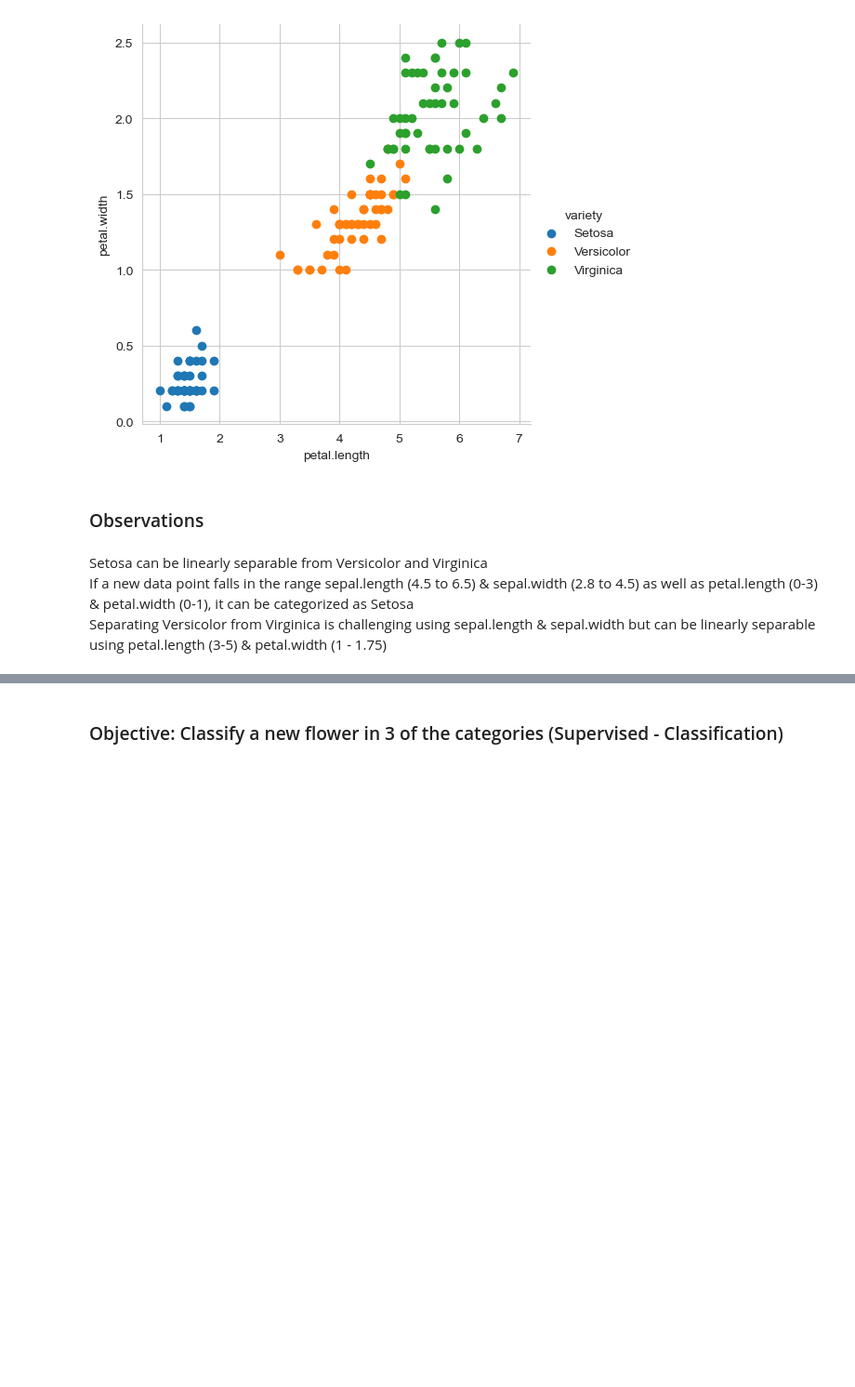
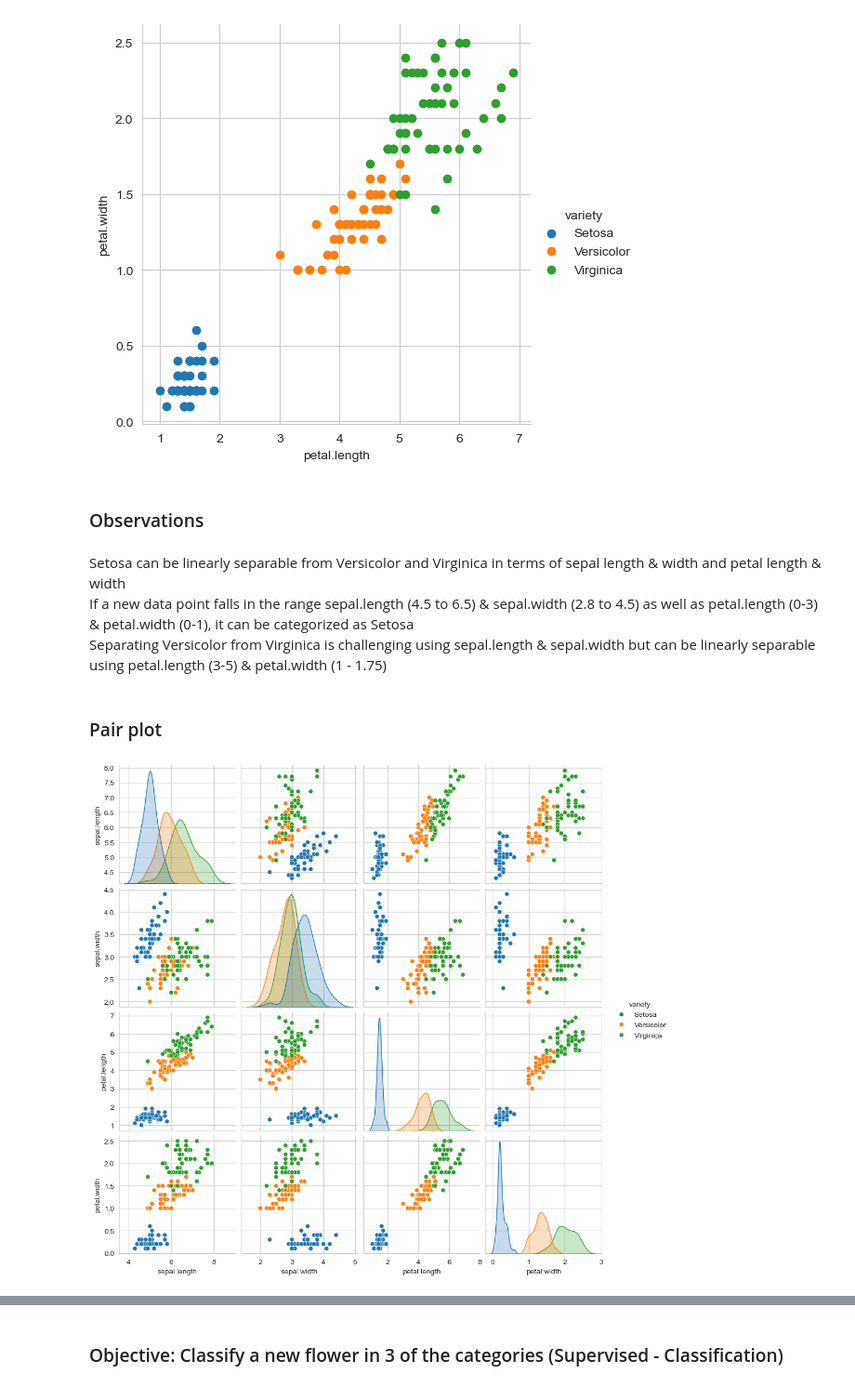
Before and after one commit to nillakash7/machinelearning, a Jupyter notebook: practice/eda.ipynb, the cells around one changed output, grey strips where cells are left out. Shown at 93% size. Drawn from its saved outputs; the diff is of its cells as text; code cells hidden in the pictures; blank space fills up the shorter version.

Commit message:
learning ploting and graphing

```diff
--- a/practice/eda.ipynb
+++ b/practice/eda.ipynb
@@ -71,6 +71,14 @@ plt.show()
 # %% [markdown]
 ### Observations
 # %% [markdown]
-Setosa can be linearly separable from Versicolor and Virginica<br>
+Setosa can be linearly separable from Versicolor and Virginica in terms of sepal length & width and petal length & width<br>
 If a new data point falls in the range sepal.length (4.5 to 6.5) & sepal.width (2.8 to 4.5) as well as petal.length (0-3) & petal.width (0-1), it can be categorized as Setosa<br>
 Separating Versicolor from Virginica is challenging using sepal.length & sepal.width but can be linearly separable using petal.length (3-5) & petal.width (1 - 1.75)
+# %% [markdown]
+### Pair plot
+# %%
+sns.set_style("whitegrid")
+sns.pairplot(data, hue="variety")
+plt.show()
+# %% [output]
+[figure, added]
```
Also changed, not shown: parts of 8 cells of this notebook.
